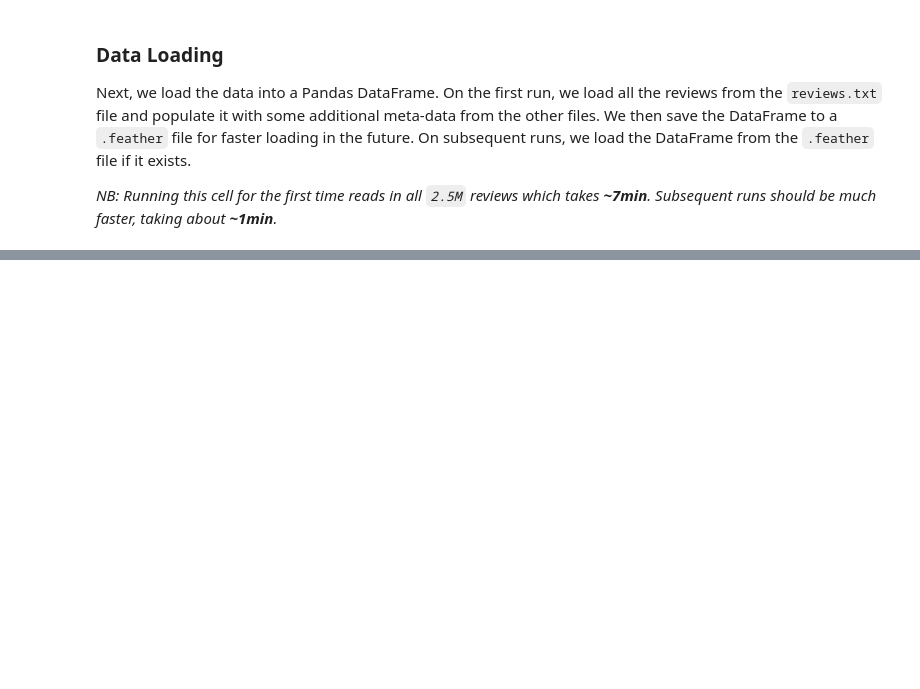
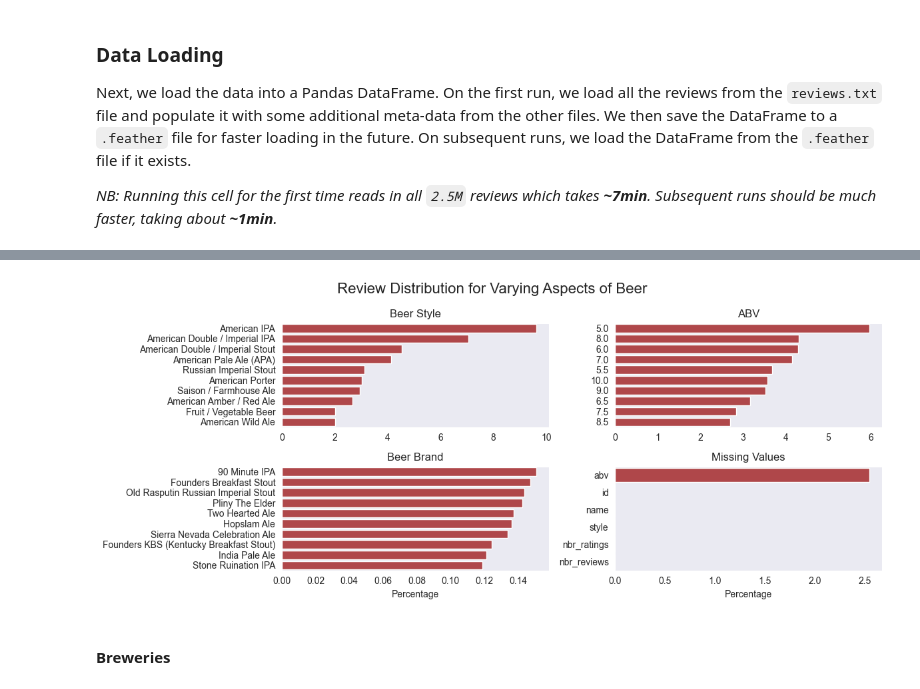
Before and after one commit to epfl-ada/ada-2023-project-blackada, a Jupyter notebook: main.ipynb, the cells around one changed output, grey strips where cells are left out. Drawn from its saved outputs; the diff is of its cells as text; code cells hidden in the pictures; blank space fills up the shorter version.

```diff
--- a/main.ipynb
+++ b/main.ipynb
@@ -89,0 +108,4 @@ Let's explore the data a bit. We will analyse:
+# %%
+df = reviews.copy(deep=True)
+print("There is a total of {} reviews.".format(len(df)))
+df.head()
@@ -89,0 +133,47 @@ Let's explore the data a bit. We will analyse:
+# %%
+# Compute distribution of beer styles in percentage
+beer_style_dist = df["beer"]["style"].value_counts(normalize=True) * 100
+beer_style_dist = beer_style_dist[:10]
+
+# Compute of abv in percentage
+abv_dist = df["beer"]["abv"].astype(str).value_counts(normalize=True) * 100
+abv_dist = abv_dist.iloc[:10]
+
+# Compute distribition of beers
+beer_name_dist = df["beer"]["name"].value_counts(normalize=True) * 100
+beer_name_dist = beer_name_dist[:10]
+
+# Compute distribution of missing values for beer
+beer_missing_dist = df["beer"].isnull().mean() * 100
+beer_missing_dist = beer_missing_dist.sort_values(ascending=False)
+beer_missing_dist.index.name = "column"
+
+# Using seaborn, plot all the computed distributions
+fig, ax = plt.subplots(2, 2, figsize=(12, 5), sharex=False)
+sns.barplot(x=beer_style_dist.values, y=beer_style_dist.index, ax=ax[0][0])
+sns.barplot(x=abv_dist.values, y=abv_dist.index, ax=ax[0][1], orient="h")
+sns.barplot(x=beer_name_dist.values, y=beer_name_dist.index, ax=ax[1][0])
+sns.barplot(x=beer_missing_dist.values, y=beer_missing_dist.index, ax=ax[1][1], orient="h")
+ax[0][0].set_title("Beer Style");
+ax[0][1].set_title("ABV");
+ax[1][0].set_title("Beer Brand");
+ax[1][1].set_title("Missing Values");
+
+# Set xlabel
+ax[1][0].set_xlabel("Percentage");
+ax[1][1].set_xlabel("Percentage");
+
+# Turn off y-axis for all plots
+for i in range(2):
+    for j in range(2):
+        ax[i][j].set_ylabel("");
+
+# Set title for the entire figure
+fig.suptitle("Review Distribution for Varying Aspects of Beer", fontsize=16);
+
+# Set tight layout
+plt.tight_layout()
+# %% [output]
+[figure, added]
+# %% [markdown]
+#### Breweries
```
Also changed, not shown: parts of 19 cells of this notebook.
